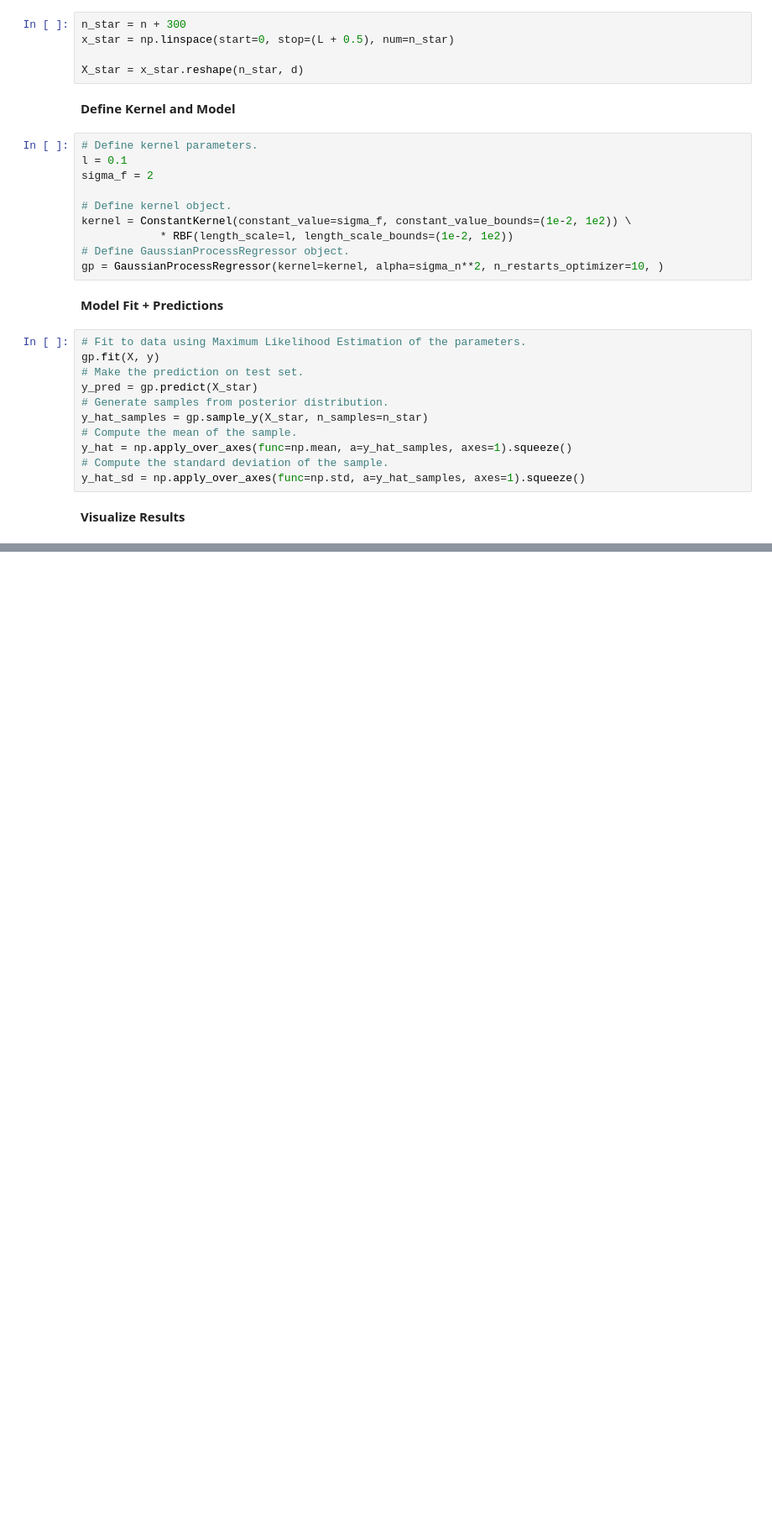
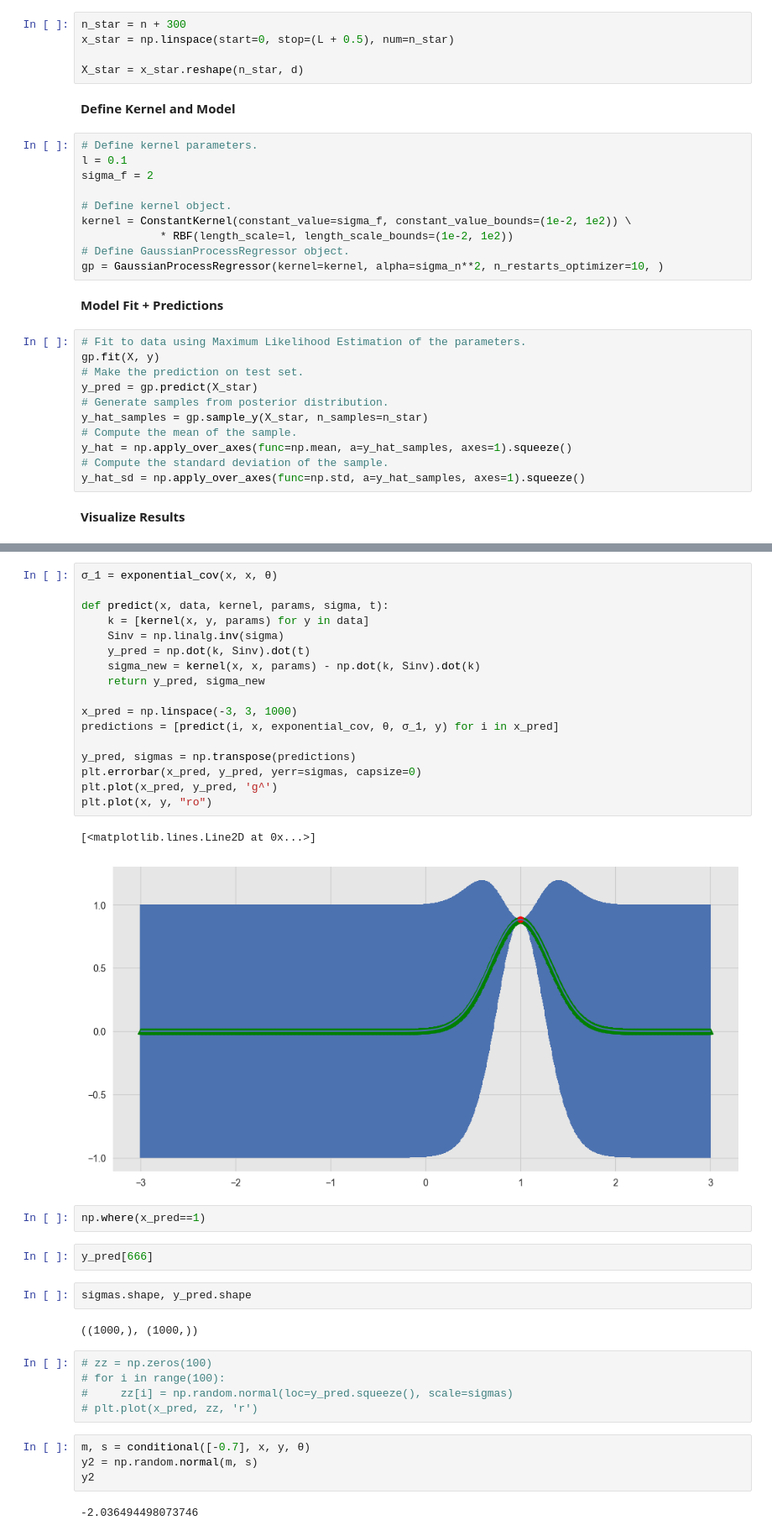
Before and after one commit to ashBabu/Machine-Learning, a Jupyter notebook: Gaussian Process Regression.ipynb, the cells around one changed output, grey strips where cells are left out. Shown at 84% size. Cells and saved outputs as stored; diff of their text form; blank space fills up the shorter version.

```diff
--- a/Gaussian Process Regression.ipynb
+++ b/Gaussian Process Regression.ipynb
@@ -568,0 +563,39 @@ ax.legend(loc='lower left');
+# %%
+σ_1 = exponential_cov(x, x, θ)
+
+def predict(x, data, kernel, params, sigma, t):
+    k = [kernel(x, y, params) for y in data]
+    Sinv = np.linalg.inv(sigma)
+    y_pred = np.dot(k, Sinv).dot(t)
+    sigma_new = kernel(x, x, params) - np.dot(k, Sinv).dot(k)
+    return y_pred, sigma_new
+
+x_pred = np.linspace(-3, 3, 1000)
+predictions = [predict(i, x, exponential_cov, θ, σ_1, y) for i in x_pred]
+
+y_pred, sigmas = np.transpose(predictions)
+plt.errorbar(x_pred, y_pred, yerr=sigmas, capsize=0)
+plt.plot(x_pred, y_pred, 'g^')
+plt.plot(x, y, "ro")
+# %% [output]
+[<matplotlib.lines.Line2D at 0x...>]
+[figure, added]
+# %%
+np.where(x_pred==1)
+# %%
+y_pred[666]
+# %%
+sigmas.shape, y_pred.shape
+# %% [output]
+((1000,), (1000,))
+# %%
+# zz = np.zeros(100)
+# for i in range(100):
+#     zz[i] = np.random.normal(loc=y_pred.squeeze(), scale=sigmas)
+# plt.plot(x_pred, zz, 'r')
+# %%
+m, s = conditional([-0.7], x, y, θ)
+y2 = np.random.normal(m, s)
+y2
+# %% [output]
+-2.036494498073746
```
Also changed, not shown: parts of 34 cells of this notebook, 3 other files.
